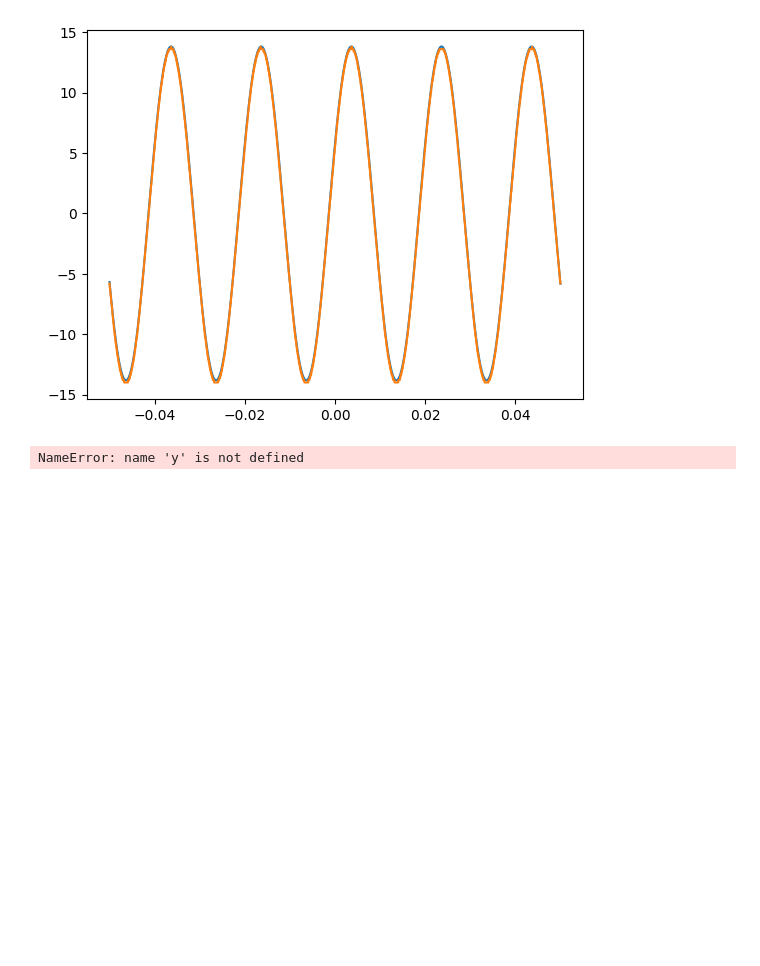
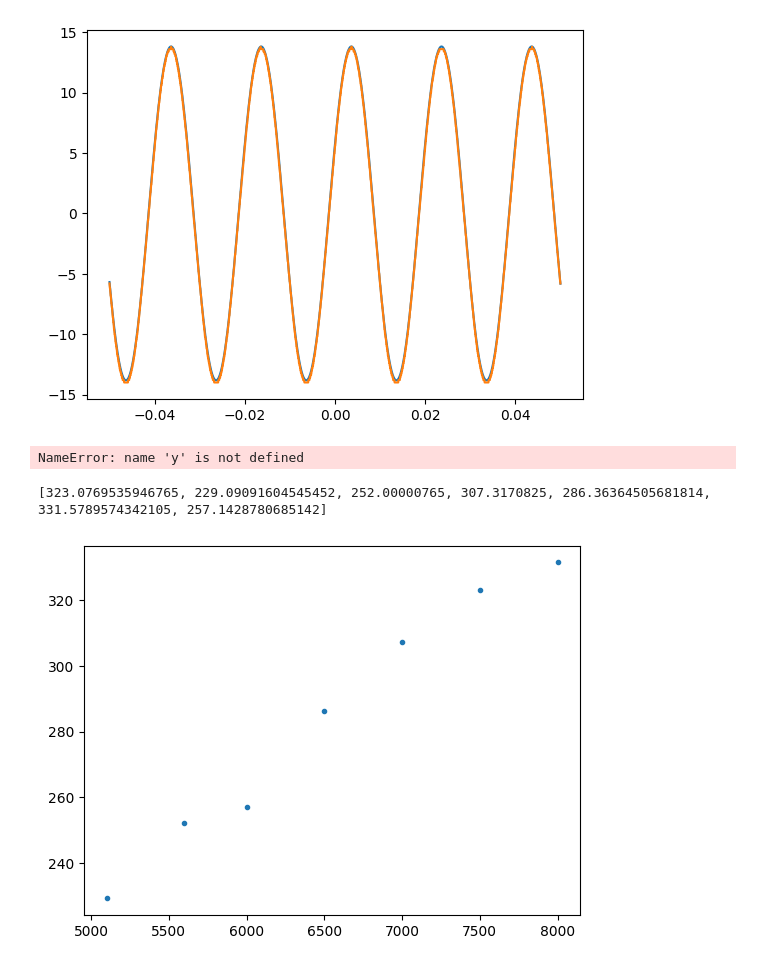
Before and after one commit to nilnil47/Lab-B, a Jupyter notebook: magnetisem/code/magnetise.ipynb, the cells around one changed output. Saved outputs shown, nothing was run; the diff lists cells and outputs as text; code cells hidden in the pictures; blank space fills up the shorter version.

```diff
--- a/magnetisem/code/magnetise.ipynb
+++ b/magnetisem/code/magnetise.ipynb
@@ -125,3 +124,26 @@ N = np.sqrt((L1 * l) / (A * mu))
 F = N * I
 # %% [output]
 NameError: name 'y' is not defined
+# %%
+path = '../data/extension/first/'
+path2 = '../data/extension/second/'
+path3 = '../data/extension/3/'
+# d = lab_tools.read_to_dict(path)
+d = lab_tools.read_to_dict(path3)
+# %%
+R = 10
+modulus = []
+freq = []
+
+for k,v in d.items():
+    y_1 = lab_tools.find_peak(v['x'],v['t'])[1] # after coil
+    y_2 = lab_tools.find_peak(v['y'],v['t'])[1] # orginal
+    modulus.append( R* (y_2 / y_1))
+    freq.append(int(k))
+
+
+plt.plot(freq, modulus, '.')
+print(modulus)
+# %% [output]
+[323.0769535946765, 229.09091604545452, 252.00000765, 307.3170825, 286.36364505681814, 331.5789574342105, 257.1428780685142]
+[figure, added]
```
Also changed, not shown: parts of 4 cells of this notebook, 2 other files.
